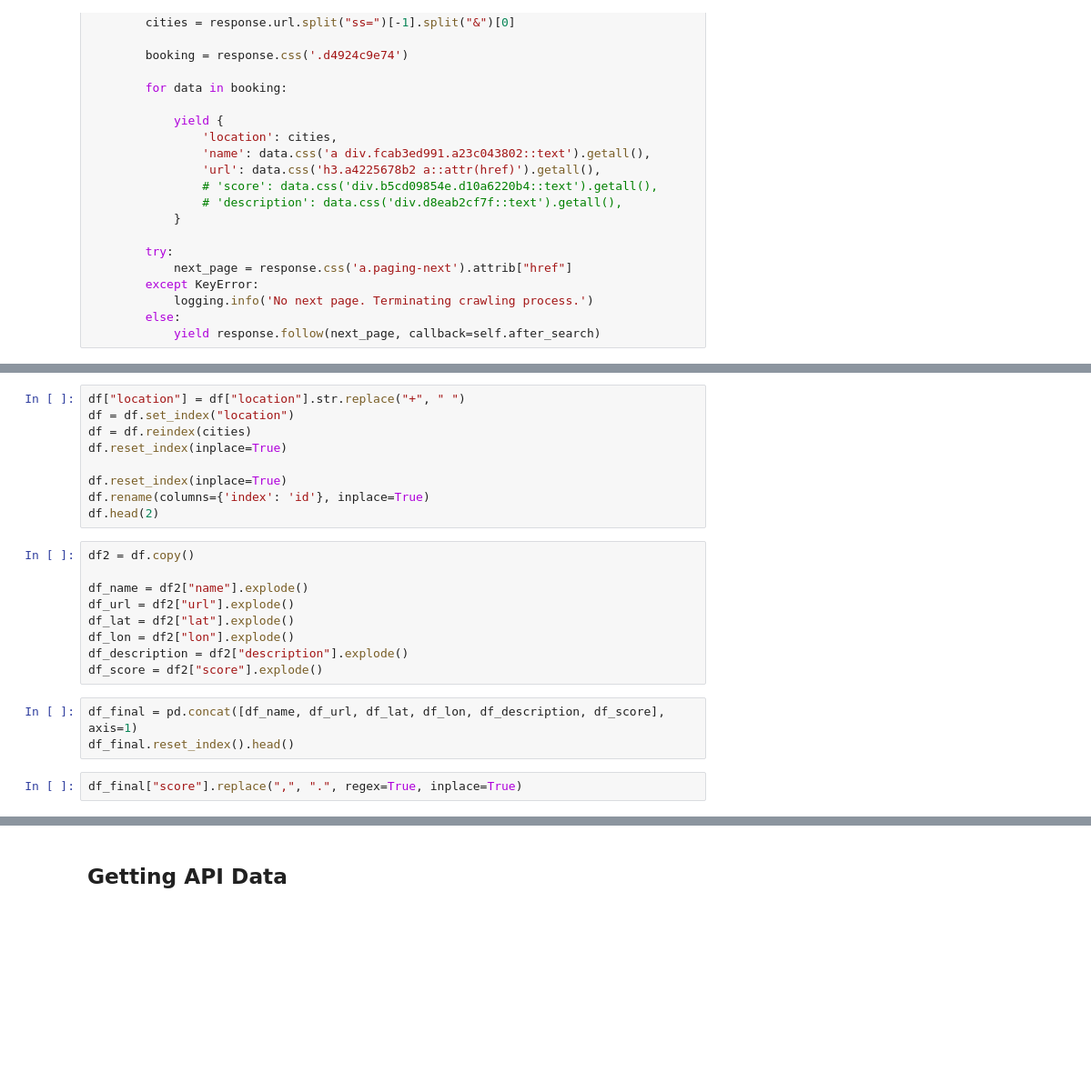
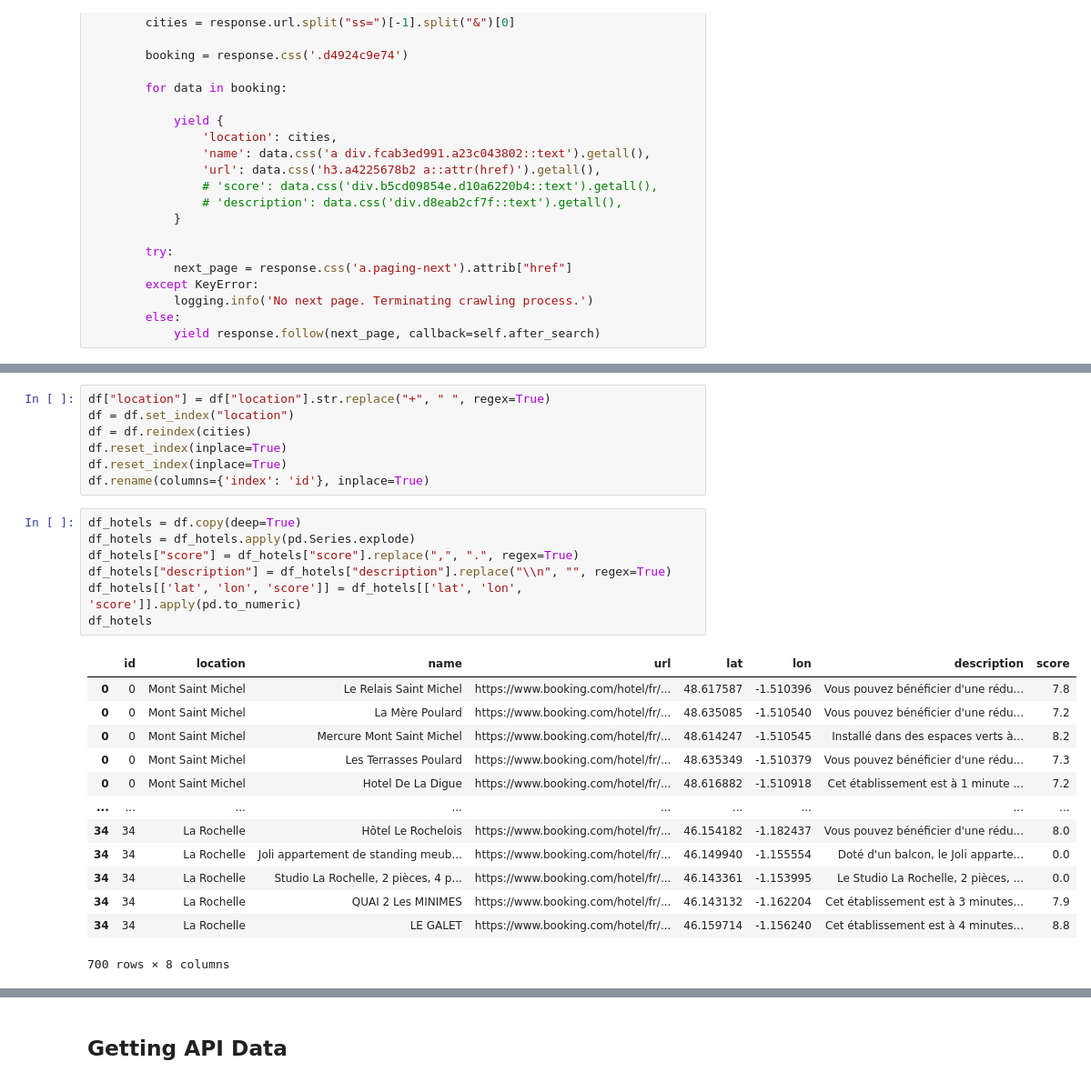
Before and after one commit to GuillaumeArp/Kayak_Project, a Jupyter notebook: kayak.ipynb, the cells around one changed output, grey strips where cells are left out. Shown: that part at 91% size. Saved outputs shown, nothing was run; the diff lists cells and outputs as text; blank space fills up the shorter version.

```diff
--- a/kayak.ipynb
+++ b/kayak.ipynb
@@ -177,24 +208,29 @@ for i in range(len(df["url"])):
 # %%
-df["location"] = df["location"].str.replace("+", " ")
+df["location"] = df["location"].str.replace("+", " ", regex=True)
 df = df.set_index("location")
 df = df.reindex(cities)
 df.reset_index(inplace=True)
-
 df.reset_index(inplace=True)
 df.rename(columns={'index': 'id'}, inplace=True)
-df.head(2)
-# %%
-df2 = df.copy()
-
-df_name = df2["name"].explode()
-df_url = df2["url"].explode()
-df_lat = df2["lat"].explode()
-df_lon = df2["lon"].explode()
-df_description = df2["description"].explode()
-df_score = df2["score"].explode()
-# %%
-df_final = pd.concat([df_name, df_url, df_lat, df_lon, df_description, df_score], axis=1)
-df_final.reset_index().head()
-# %%
-df_final["score"].replace(",", ".", regex=True, inplace=True)
+# %%
+df_hotels = df.copy(deep=True)
+df_hotels = df_hotels.apply(pd.Series.explode)
+df_hotels["score"] = df_hotels["score"].replace(",", ".", regex=True)
+df_hotels["description"] = df_hotels["description"].replace("\\n", "", regex=True)
+df_hotels[['lat', 'lon', 'score']] = df_hotels[['lat', 'lon', 'score']].apply(pd.to_numeric)
+df_hotels
+# %% [output]
+|  | id | location | name | url | lat | lon | description | score |
+| 0 | 0 | Mont Saint Michel | Le Relais Saint Michel | https://www.booking.com/hotel/fr/... | 48.617587 | -1.510396 | Vous pouvez bénéficier d'une rédu... | 7.8 |
+| 0 | 0 | Mont Saint Michel | La Mère Poulard | https://www.booking.com/hotel/fr/... | 48.635085 | -1.510540 | Vous pouvez bénéficier d'une rédu... | 7.2 |
+| 0 | 0 | Mont Saint Michel | Mercure Mont Saint Michel | https://www.booking.com/hotel/fr/... | 48.614247 | -1.510545 | Installé dans des espaces verts à... | 8.2 |
+| 0 | 0 | Mont Saint Michel | Les Terrasses Poulard | https://www.booking.com/hotel/fr/... | 48.635349 | -1.510379 | Vous pouvez bénéficier d'une rédu... | 7.3 |
+| 0 | 0 | Mont Saint Michel | Hotel De La Digue | https://www.booking.com/hotel/fr/... | 48.616882 | -1.510918 | Cet établissement est à 1 minute ... | 7.2 |
+| ... | ... | ... | ... | ... | ... | ... | ... | ... |
+| 34 | 34 | La Rochelle | Hôtel Le Rochelois | https://www.booking.com/hotel/fr/... | 46.154182 | -1.182437 | Vous pouvez bénéficier d'une rédu... | 8.0 |
+| 34 | 34 | La Rochelle | Joli appartement de standing meub... | https://www.booking.com/hotel/fr/... | 46.149940 | -1.155554 | Doté d'un balcon, le Joli apparte... | 0.0 |
+| 34 | 34 | La Rochelle | Studio La Rochelle, 2 pièces, 4 p... | https://www.booking.com/hotel/fr/... | 46.143361 | -1.153995 | Le Studio La Rochelle, 2 pièces, ... | 0.0 |
+| 34 | 34 | La Rochelle | QUAI 2 Les MINIMES | https://www.booking.com/hotel/fr/... | 46.143132 | -1.162204 | Cet établissement est à 3 minutes... | 7.9 |
+| 34 | 34 | La Rochelle | LE GALET | https://www.booking.com/hotel/fr/... | 46.159714 | -1.156240 | Cet établissement est à 4 minutes... | 8.8 |
+700 rows × 8 columns
 # %%
```
Also changed, not shown: parts of 13 cells of this notebook, 2 other files.
